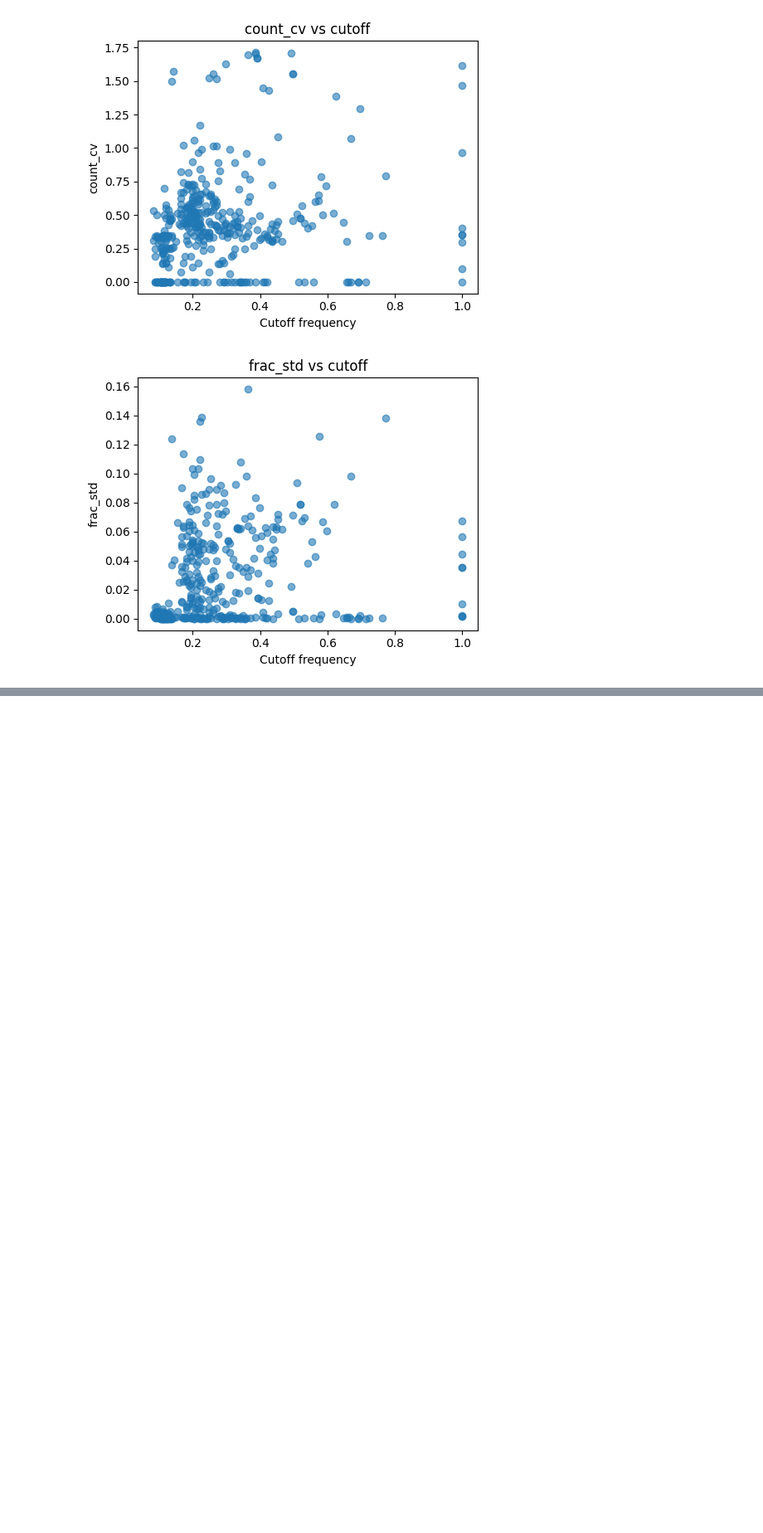
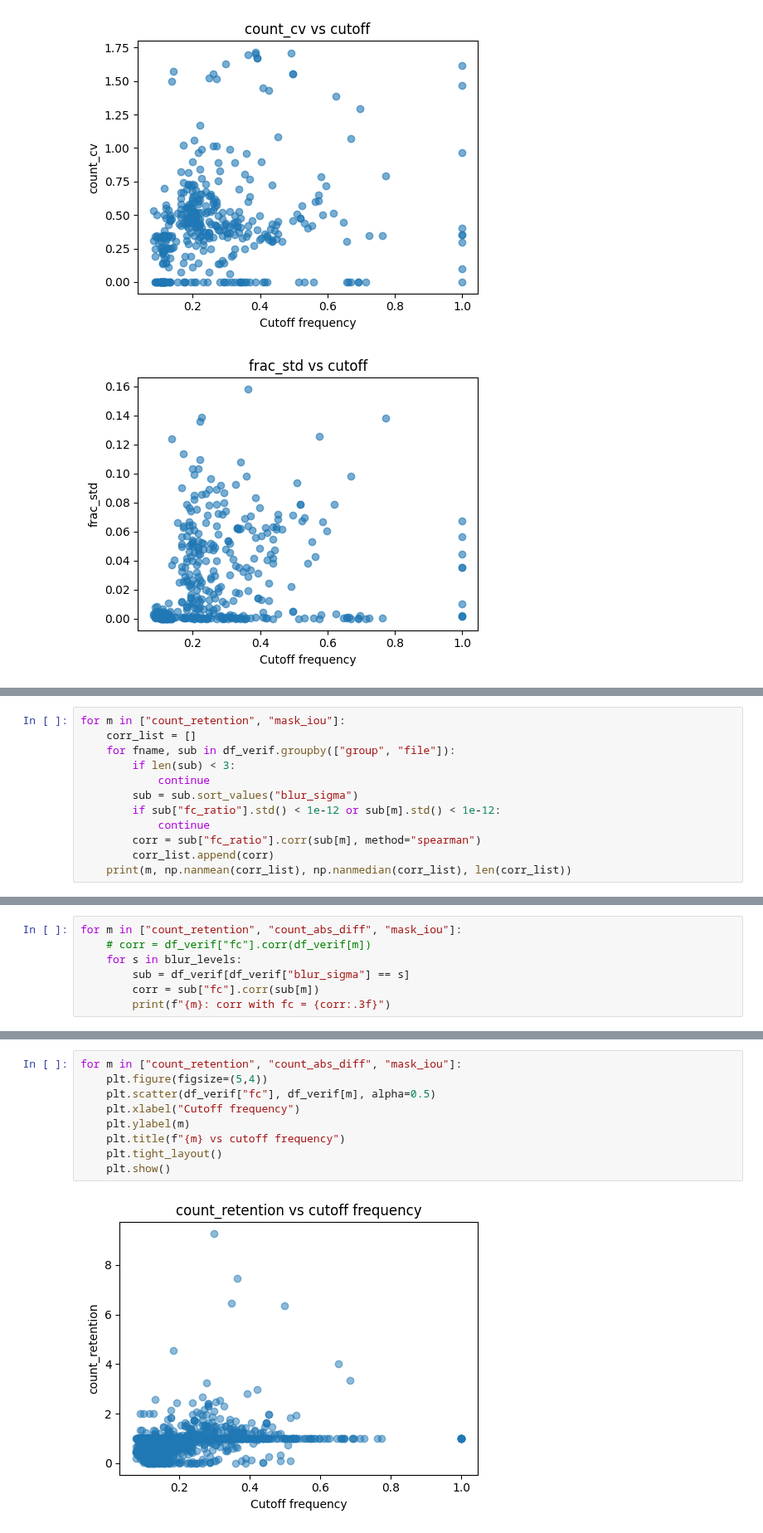
Before and after one commit to DwardEE/BME1462, a Jupyter notebook: image_verification.ipynb, the cells around one changed output, grey strips where cells are left out. Shown at 83% size. Saved outputs shown, nothing was run; the diff lists cells and outputs as text; blank space fills up the shorter version.

```diff
--- a/image_verification.ipynb
+++ b/image_verification.ipynb
@@ -323,0 +435,12 @@ for feat in ["count_std", "count_cv", "frac_std"]:
+# %%
+for m in ["count_retention", "mask_iou"]:
+    corr_list = []
+    for fname, sub in df_verif.groupby(["group", "file"]):
+        if len(sub) < 3:
+            continue
+        sub = sub.sort_values("blur_sigma")
+        if sub["fc_ratio"].std() < 1e-12 or sub[m].std() < 1e-12:
+            continue
+        corr = sub["fc_ratio"].corr(sub[m], method="spearman")
+        corr_list.append(corr)
+    print(m, np.nanmean(corr_list), np.nanmedian(corr_list), len(corr_list))
@@ -323,0 +450,7 @@ for feat in ["count_std", "count_cv", "frac_std"]:
+# %%
+for m in ["count_retention", "count_abs_diff", "mask_iou"]:
+    # corr = df_verif["fc"].corr(df_verif[m])
+    for s in blur_levels:
+        sub = df_verif[df_verif["blur_sigma"] == s]
+        corr = sub["fc"].corr(sub[m])
+        print(f"{m}: corr with fc = {corr:.3f}")
@@ -323,0 +473,11 @@ for feat in ["count_std", "count_cv", "frac_std"]:
+# %%
+for m in ["count_retention", "count_abs_diff", "mask_iou"]:
+    plt.figure(figsize=(5,4))
+    plt.scatter(df_verif["fc"], df_verif[m], alpha=0.5)
+    plt.xlabel("Cutoff frequency")
+    plt.ylabel(m)
+    plt.title(f"{m} vs cutoff frequency")
+    plt.tight_layout()
+    plt.show()
+# %% [output]
+[figure, added]
```
Also changed, not shown: parts of 12 cells of this notebook.
